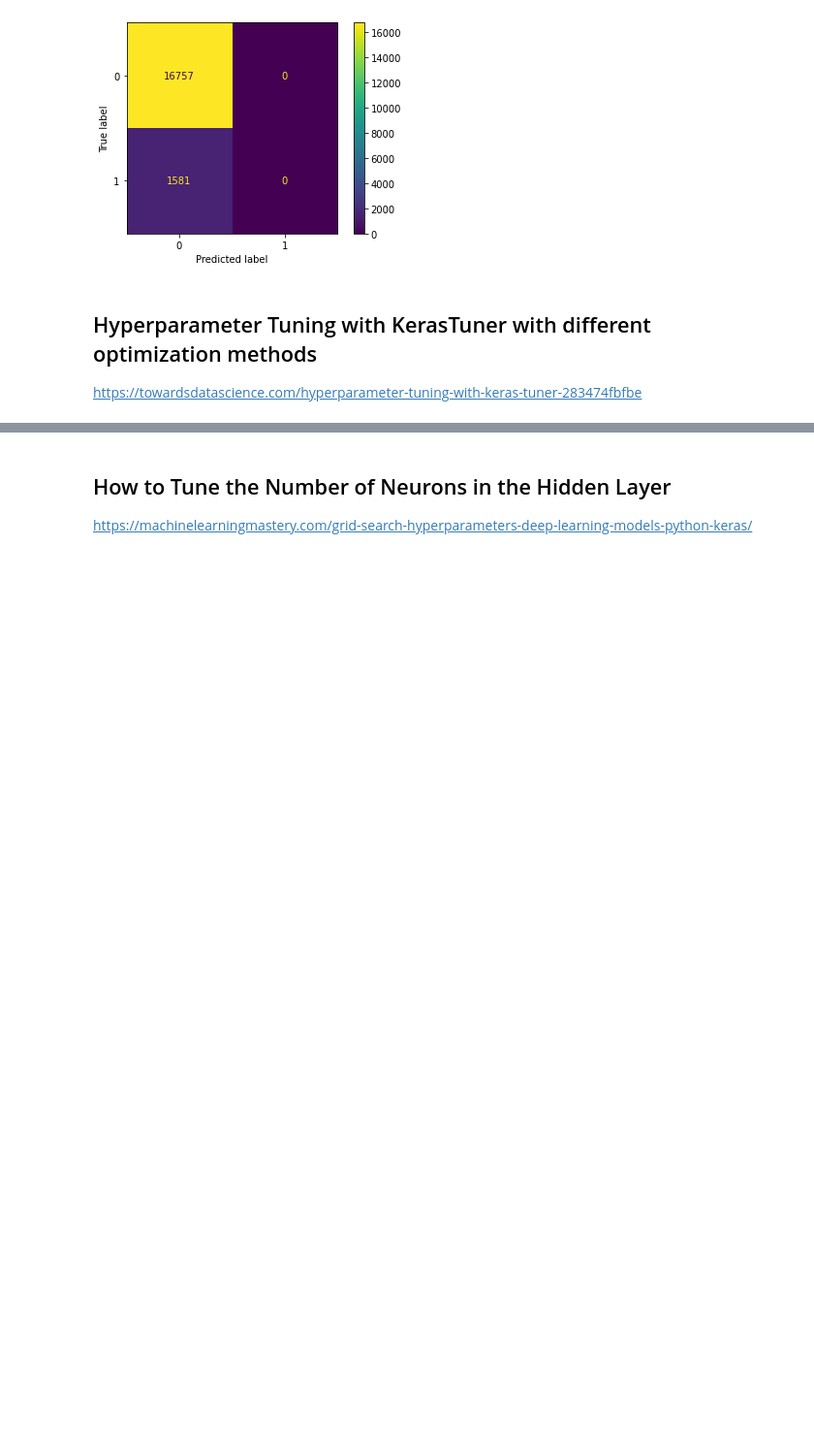
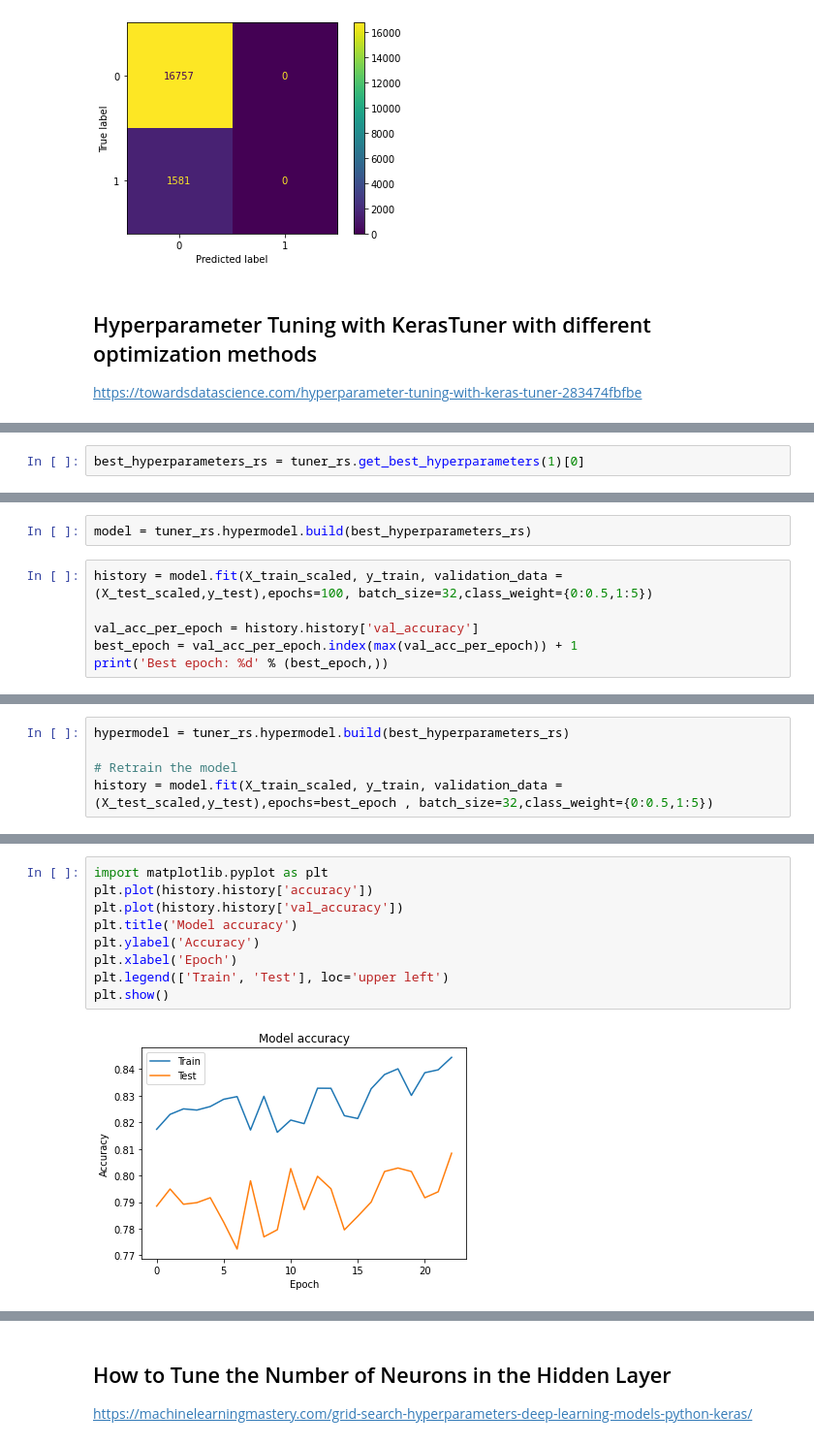
Before and after one commit to plaban1981/TMLC, a Jupyter notebook: Patient_Survival_Detection_using_neural_networks.ipynb, the cells around one changed output, grey strips where cells are left out. Shown at 97% size. Drawn from its saved outputs; the diff is of its cells as text; blank space fills up the shorter version.

```diff
--- a/Patient_Survival_Detection_using_neural_networks.ipynb
+++ b/Patient_Survival_Detection_using_neural_networks.ipynb
@@ -510,0 +604,2 @@ https://towardsdatascience.com/hyperparameter-tuning-with-keras-tuner-283474fbfb
+# %%
+best_hyperparameters_rs = tuner_rs.get_best_hyperparameters(1)[0]
@@ -510,0 +627,8 @@ https://towardsdatascience.com/hyperparameter-tuning-with-keras-tuner-283474fbfb
+# %%
+model = tuner_rs.hypermodel.build(best_hyperparameters_rs)
+# %%
+history = model.fit(X_train_scaled, y_train, validation_data = (X_test_scaled,y_test),epochs=100, batch_size=32,class_weight={0:0.5,1:5})
+
+val_acc_per_epoch = history.history['val_accuracy']
+best_epoch = val_acc_per_epoch.index(max(val_acc_per_epoch)) + 1
+print('Best epoch: %d' % (best_epoch,))
@@ -510,0 +655,5 @@ https://towardsdatascience.com/hyperparameter-tuning-with-keras-tuner-283474fbfb
+# %%
+hypermodel = tuner_rs.hypermodel.build(best_hyperparameters_rs)
+
+# Retrain the model
+history = model.fit(X_train_scaled, y_train, validation_data = (X_test_scaled,y_test),epochs=best_epoch , batch_size=32,class_weight={0:0.5,1:5})
@@ -510,0 +678,11 @@ https://towardsdatascience.com/hyperparameter-tuning-with-keras-tuner-283474fbfb
+# %%
+import matplotlib.pyplot as plt
+plt.plot(history.history['accuracy'])
+plt.plot(history.history['val_accuracy'])
+plt.title('Model accuracy')
+plt.ylabel('Accuracy')
+plt.xlabel('Epoch')
+plt.legend(['Train', 'Test'], loc='upper left')
+plt.show()
+# %% [output]
+[figure, added]
```
Also changed, not shown: parts of 61 cells of this notebook.
